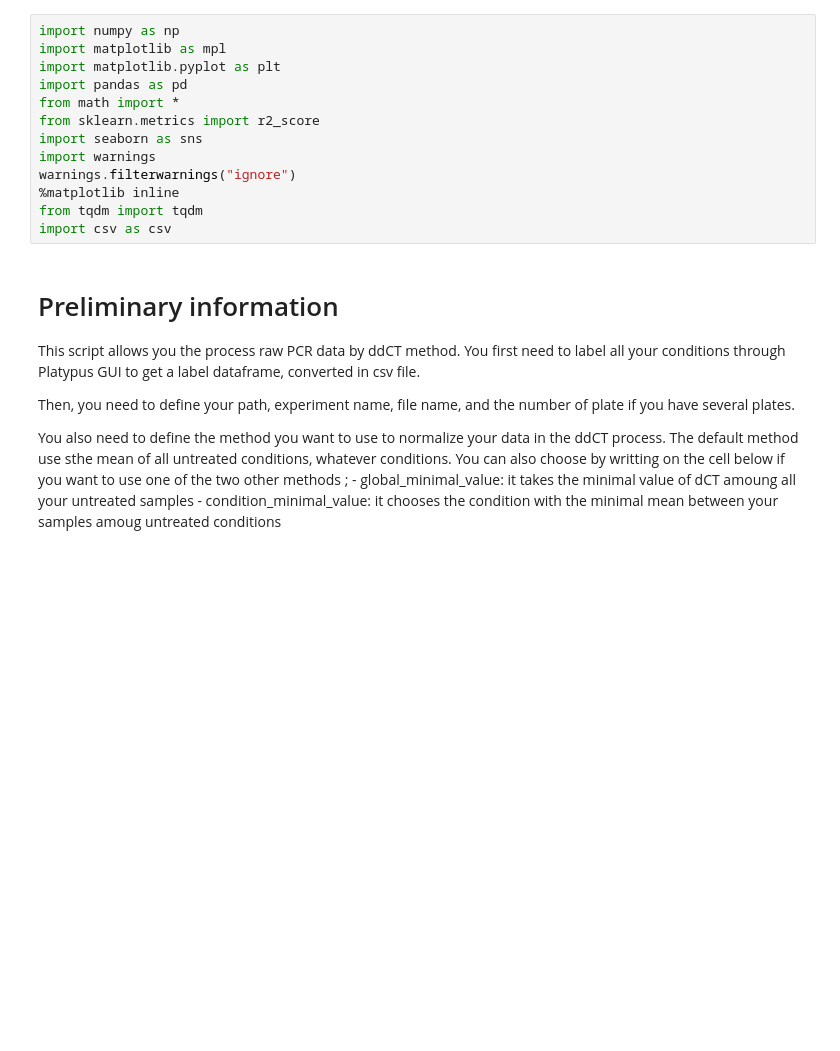
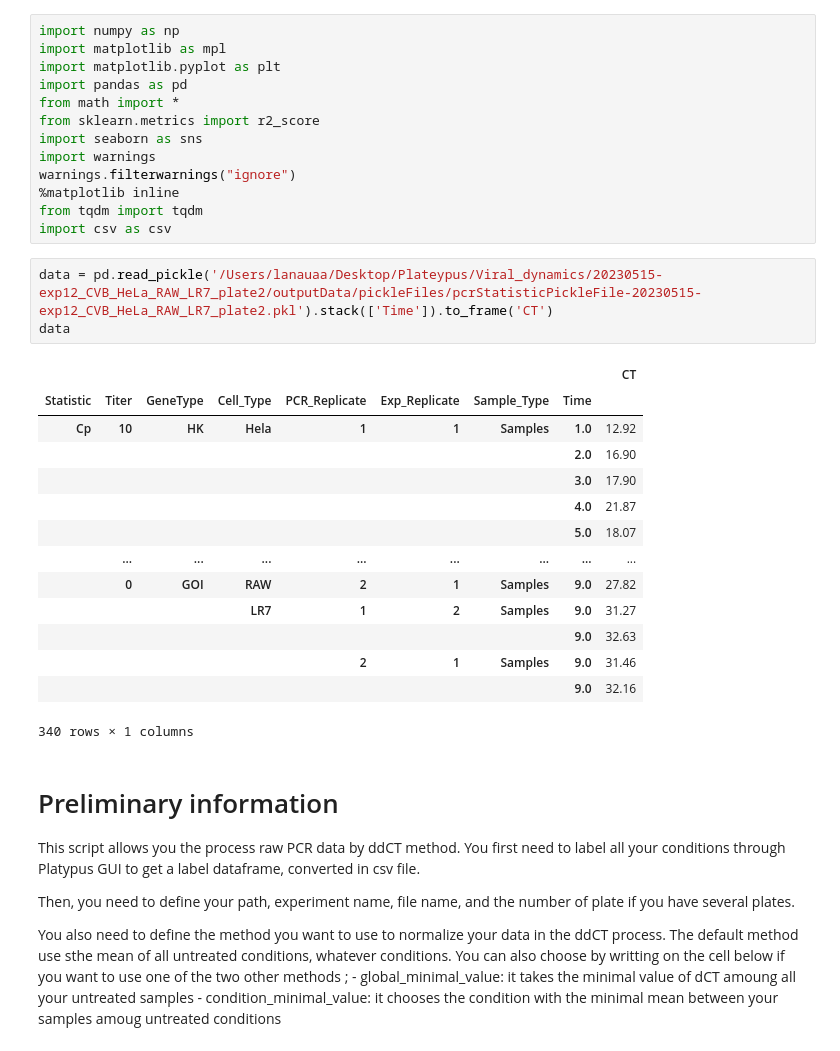
Before and after one commit to alexandrelanau/PCR_Analyser, a Jupyter notebook: PCR_Analyser.ipynb, the cells around one changed output. Drawn from its saved outputs; the diff is of its cells as text; blank space fills up the shorter version.

```diff
--- a/PCR_Analyser.ipynb
+++ b/PCR_Analyser.ipynb
@@ -13,6 +13,24 @@ warnings.filterwarnings("ignore")
 %matplotlib inline
 from tqdm import tqdm
 import csv as csv
+# %%
+data = pd.read_pickle('/Users/lanauaa/Desktop/Plateypus/Viral_dynamics/20230515-exp12_CVB_HeLa_RAW_LR7_plate2/outputData/pickleFiles/pcrStatisticPickleFile-20230515-exp12_CVB_HeLa_RAW_LR7_plate2.pkl').stack(['Time']).to_frame('CT')
+data
+# %% [output]
+|  |  |  |  |  |  |  |  | CT |
+| Statistic | Titer | GeneType | Cell_Type | PCR_Replicate | Exp_Replicate | Sample_Type | Time |  |
+| Cp | 10 | HK | Hela | 1 | 1 | Samples | 1.0 | 12.92 |
+|  |  |  |  |  |  |  | 2.0 | 16.90 |
+|  |  |  |  |  |  |  | 3.0 | 17.90 |
+|  |  |  |  |  |  |  | 4.0 | 21.87 |
+|  |  |  |  |  |  |  | 5.0 | 18.07 |
+|  | ... | ... | ... | ... | ... | ... | ... | ... |
+|  | 0 | GOI | RAW | 2 | 1 | Samples | 9.0 | 27.82 |
+|  |  |  | LR7 | 1 | 2 | Samples | 9.0 | 31.27 |
+|  |  |  |  |  |  |  | 9.0 | 32.63 |
+|  |  |  |  | 2 | 1 | Samples | 9.0 | 31.46 |
+|  |  |  |  |  |  |  | 9.0 | 32.16 |
+340 rows × 1 columns
 # %% [markdown]
 # Preliminary information
 
```
Also changed, not shown: parts of 2 cells of this notebook.
